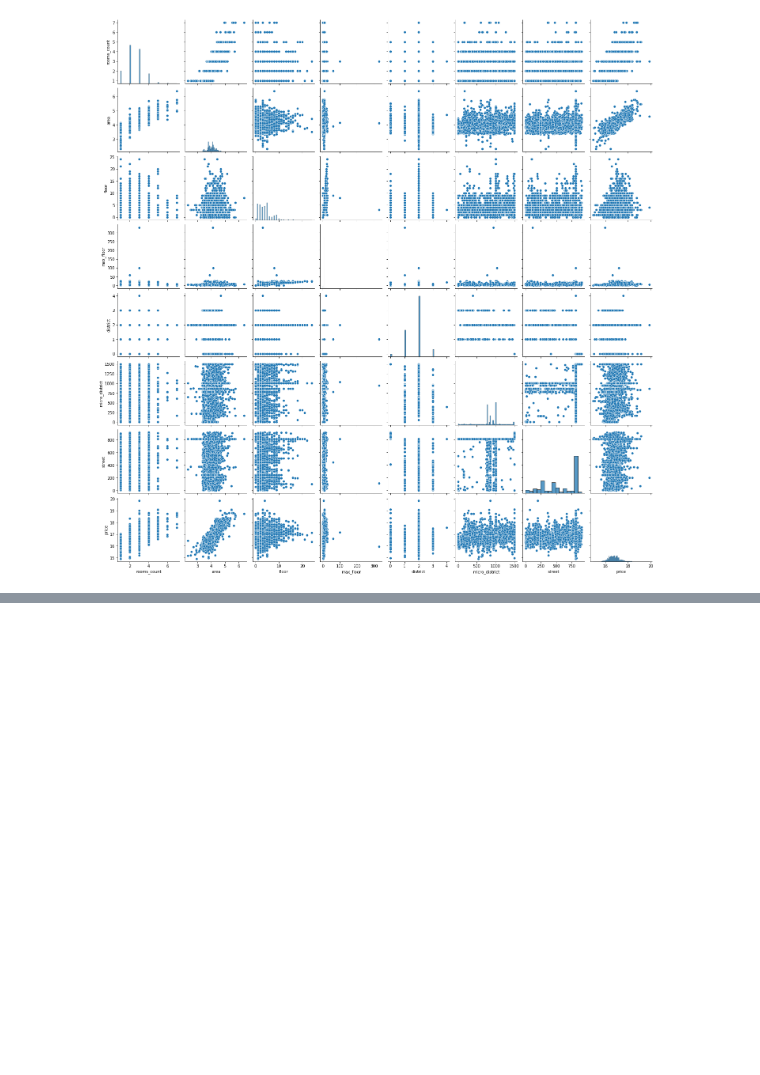
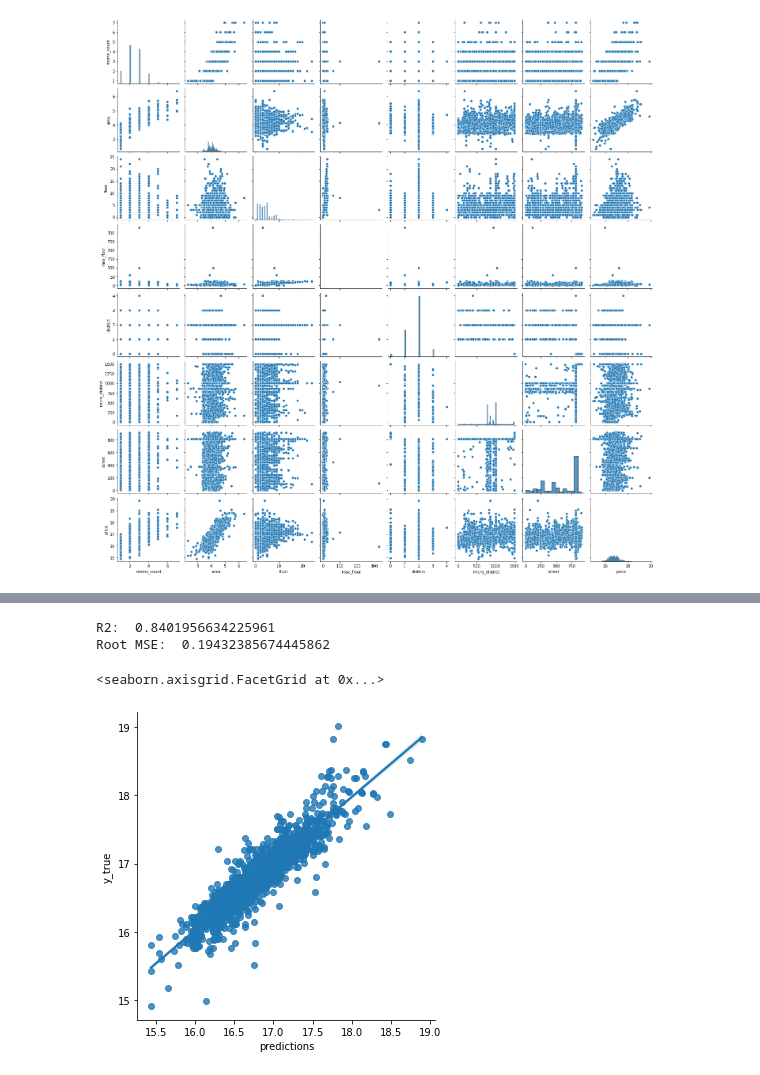
Before and after one commit to Artem123456789/flats_krisha_predictions, a Jupyter notebook: main.ipynb, the cells around one changed output, grey strips where cells are left out. Saved outputs shown, nothing was run; the diff lists cells and outputs as text; code cells hidden in the pictures; blank space fills up the shorter version.

```diff
--- a/main.ipynb
+++ b/main.ipynb
@@ -320,0 +348,14 @@ dtype: float64
+# %%
+model = GradientBoostingRegressor(max_depth=3, learning_rate=0.25, n_estimators=200).fit(x_train, y_train)
+# %%
+predictions = model.predict(x_test)
+# %%
+show_metrics(predictions)
+# %% [output]
+R2:  0.8401956634225961
+Root MSE:  0.19432385674445862
+# %%
+sns.lmplot(data=pd.DataFrame({"predictions": predictions, "y_true": y_test}), x="predictions", y="y_true")
+# %% [output]
+<seaborn.axisgrid.FacetGrid at 0x...>
+[figure, added]
```
Also changed, not shown: parts of 10 cells of this notebook.
